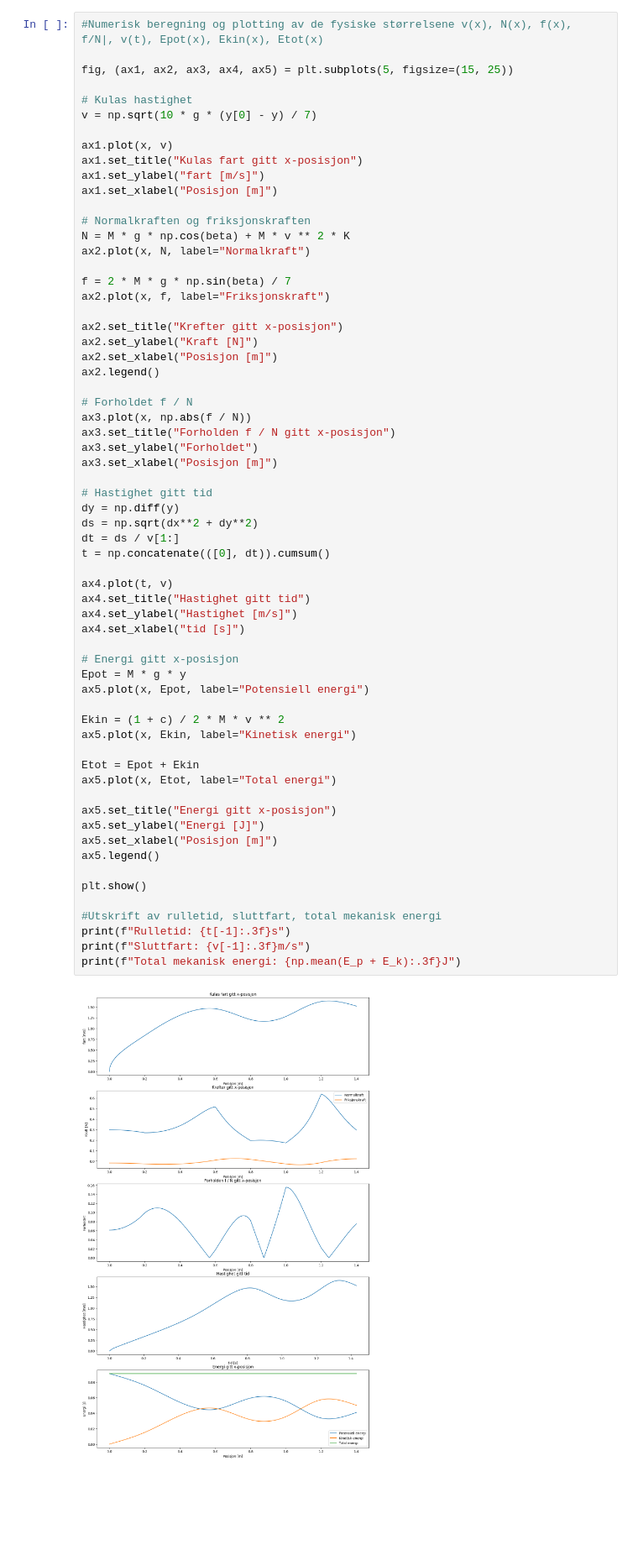
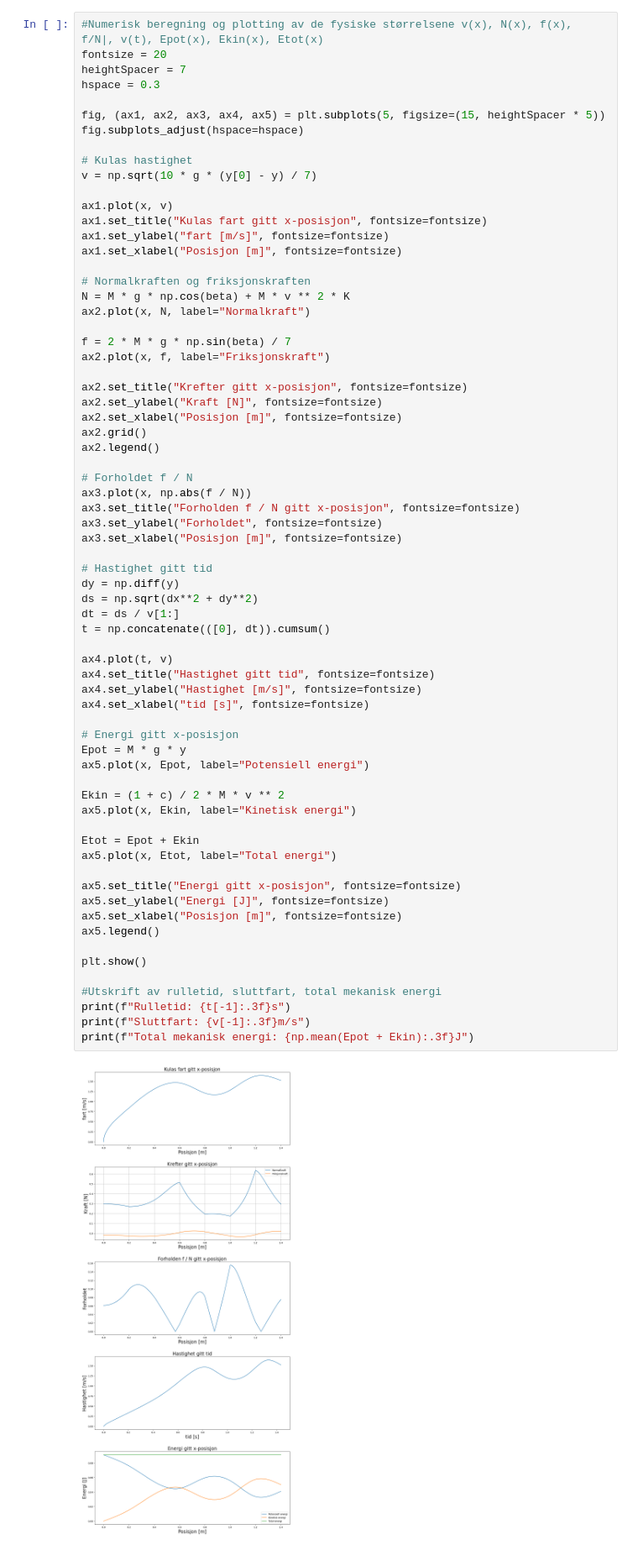
Before and after one commit to theodorklauritzen/TFY4115_lab, a Jupyter notebook: Rapport.ipynb, the cells around one changed output. Shown at 84% size. Saved outputs shown, nothing was run; the diff lists cells and outputs as text; blank space fills up the shorter version.

Commit message:
fix: styling of plots

```diff
--- a/Rapport.ipynb
+++ b/Rapport.ipynb
@@ -177,16 +177,20 @@ $$f = \frac{2Mg\sin\beta}{7}$$
 *Skriv til slutt ut tallverdier for kulas rulletid (s), slutthastighet (m/s) og tilhørende total mekanisk energi (J).*
 # %%
 #Numerisk beregning og plotting av de fysiske størrelsene v(x), N(x), f(x), f/N|, v(t), Epot(x), Ekin(x), Etot(x)
+fontsize = 20
+heightSpacer = 7
+hspace = 0.3
 
-fig, (ax1, ax2, ax3, ax4, ax5) = plt.subplots(5, figsize=(15, 25))
+fig, (ax1, ax2, ax3, ax4, ax5) = plt.subplots(5, figsize=(15, heightSpacer * 5))
+fig.subplots_adjust(hspace=hspace)
 
 # Kulas hastighet
 v = np.sqrt(10 * g * (y[0] - y) / 7)
 
 ax1.plot(x, v)
-ax1.set_title("Kulas fart gitt x-posisjon")
-ax1.set_ylabel("fart [m/s]")
-ax1.set_xlabel("Posisjon [m]")
+ax1.set_title("Kulas fart gitt x-posisjon", fontsize=fontsize)
+ax1.set_ylabel("fart [m/s]", fontsize=fontsize)
+ax1.set_xlabel("Posisjon [m]", fontsize=fontsize)
 
 # Normalkraften og friksjonskraften
 N = M * g * np.cos(beta) + M * v ** 2 * K
@@ -195,51 +199,52 @@ ax2.plot(x, N, label="Normalkraft")
 f = 2 * M * g * np.sin(beta) / 7
 ax2.plot(x, f, label="Friksjonskraft")
 
-ax2.set_title("Krefter gitt x-posisjon")
-ax2.set_ylabel("Kraft [N]")
-ax2.set_xlabel("Posisjon [m]")
+ax2.set_title("Krefter gitt x-posisjon", fontsize=fontsize)
+ax2.set_ylabel("Kraft [N]", fontsize=fontsize)
+ax2.set_xlabel("Posisjon [m]", fontsize=fontsize)
+ax2.grid()
 ax2.legend()
 
 # Forholdet f / N
 ax3.plot(x, np.abs(f / N))
-ax3.set_title("Forholden f / N gitt x-posisjon")
-ax3.set_ylabel("Forholdet")
-ax3.set_xlabel("Posisjon [m]")
+ax3.set_title("Forholden f / N gitt x-posisjon", fontsize=fontsize)
+ax3.set_ylabel("Forholdet", fontsize=fontsize)
+ax3.set_xlabel("Posisjon [m]", fontsize=fontsize)
 
 # Hastighet gitt tid
 dy = np.diff(y)
 ds = np.sqrt(dx**2 + dy**2)
 dt = ds / v[1:]
 t = np.concatenate(([0], dt)).cumsum()
 
 ax4.plot(t, v)
-ax4.set_title("Hastighet gitt tid")
-ax4.set_ylabel("Hastighet [m/s]")
-ax4.set_xlabel("tid [s]")
+ax4.set_title("Hastighet gitt tid", fontsize=fontsize)
+ax4.set_ylabel("Hastighet [m/s]", fontsize=fontsize)
+ax4.set_xlabel("tid [s]", fontsize=fontsize)
 
 # Energi gitt x-posisjon
 Epot = M * g * y
 ax5.plot(x, Epot, label="Potensiell energi")
 
 Ekin = (1 + c) / 2 * M * v ** 2
 ax5.plot(x, Ekin, label="Kinetisk energi")
 
 Etot = Epot + Ekin
 ax5.plot(x, Etot, label="Total energi")
 
-ax5.set_title("Energi gitt x-posisjon")
-ax5.set_ylabel("Energi [J]")
-ax5.set_xlabel("Posisjon [m]")
+ax5.set_title("Energi gitt x-posisjon", fontsize=fontsize)
+ax5.set_ylabel("Energi [J]", fontsize=fontsize)
+ax5.set_xlabel("Posisjon [m]", fontsize=fontsize)
 ax5.legend()
 
 plt.show()
 
 #Utskrift av rulletid, sluttfart, total mekanisk energi
 print(f"Rulletid: {t[-1]:.3f}s")
 print(f"Sluttfart: {v[-1]:.3f}m/s")
-print(f"Total mekanisk energi: {np.mean(E_p + E_k):.3f}J")
+print(f"Total mekanisk energi: {np.mean(Epot + Ekin):.3f}J")
 # %% [output]
-[figure, old version]
+[figure, new version]
 Rulletid: 1.433s
 Sluttfart: 1.521m/s
 Total mekanisk energi: 0.091J
```
Also changed, not shown: parts of 4 cells of this notebook.
